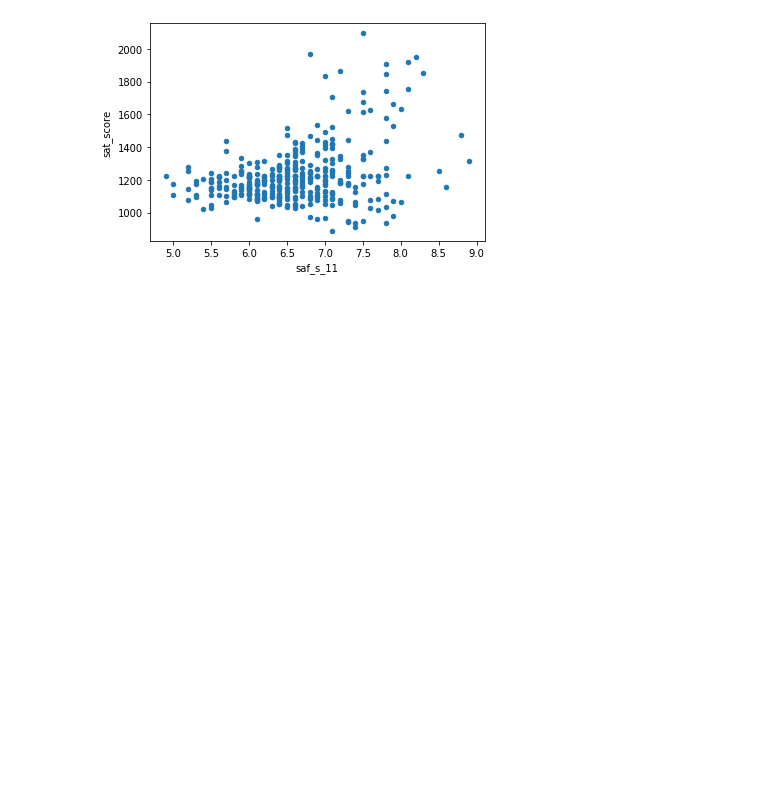
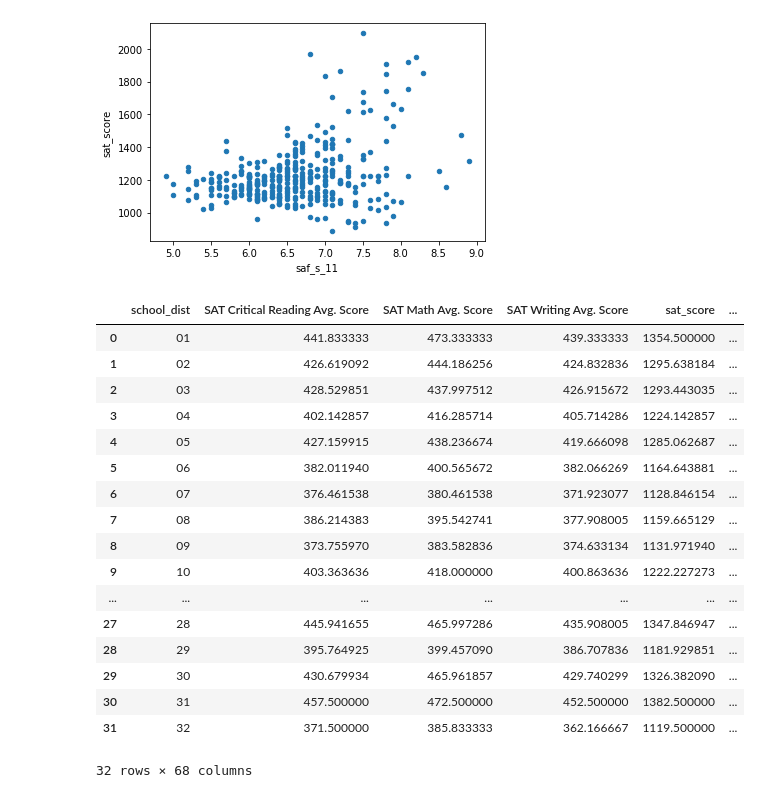
Before and after one commit to OniSlayer/analyzing_sat_scores, a Jupyter notebook: analyzing_sat_scores.ipynb, the cells around one changed output. Drawn from its saved outputs; the diff is of its cells as text; code cells hidden in the pictures; blank space fills up the shorter version.

```diff
--- a/analyzing_sat_scores.ipynb
+++ b/analyzing_sat_scores.ipynb
@@ -199,4 +204,29 @@ combined.plot.scatter(x = 'saf_s_11', y = 'sat_score')
 # %% [output]
 <matplotlib.axes._subplots.AxesSubplot at 0x...>
 [figure]
+# %%
+# Grouping the whole dataset by district and computing the mean of each of the columns
+
+group_district = combined.groupby('school_dist')
+average_safety_by_district = group_district.mean()
+average_safety_by_district.reset_index(inplace = True)
+# %% [output]
+|  | school_dist | SAT Critical Reading Avg. Score | SAT Math Avg. Score | SAT Writing Avg. Score | sat_score | ... |
+| 0 | 01 | 441.833333 | 473.333333 | 439.333333 | 1354.500000 | ... |
+| 1 | 02 | 426.619092 | 444.186256 | 424.832836 | 1295.638184 | ... |
+| 2 | 03 | 428.529851 | 437.997512 | 426.915672 | 1293.443035 | ... |
+| 3 | 04 | 402.142857 | 416.285714 | 405.714286 | 1224.142857 | ... |
+| 4 | 05 | 427.159915 | 438.236674 | 419.666098 | 1285.062687 | ... |
+| 5 | 06 | 382.011940 | 400.565672 | 382.066269 | 1164.643881 | ... |
+| 6 | 07 | 376.461538 | 380.461538 | 371.923077 | 1128.846154 | ... |
+| 7 | 08 | 386.214383 | 395.542741 | 377.908005 | 1159.665129 | ... |
+| 8 | 09 | 373.755970 | 383.582836 | 374.633134 | 1131.971940 | ... |
+| 9 | 10 | 403.363636 | 418.000000 | 400.863636 | 1222.227273 | ... |
+| ... | ... | ... | ... | ... | ... | ... |
+| 27 | 28 | 445.941655 | 465.997286 | 435.908005 | 1347.846947 | ... |
+| 28 | 29 | 395.764925 | 399.457090 | 386.707836 | 1181.929851 | ... |
+| 29 | 30 | 430.679934 | 465.961857 | 429.740299 | 1326.382090 | ... |
+| 30 | 31 | 457.500000 | 472.500000 | 452.500000 | 1382.500000 | ... |
+| 31 | 32 | 371.500000 | 385.833333 | 362.166667 | 1119.500000 | ... |
+32 rows × 68 columns
 # %%
```
Also changed, not shown: parts of 2 cells of this notebook, 1 other file.
